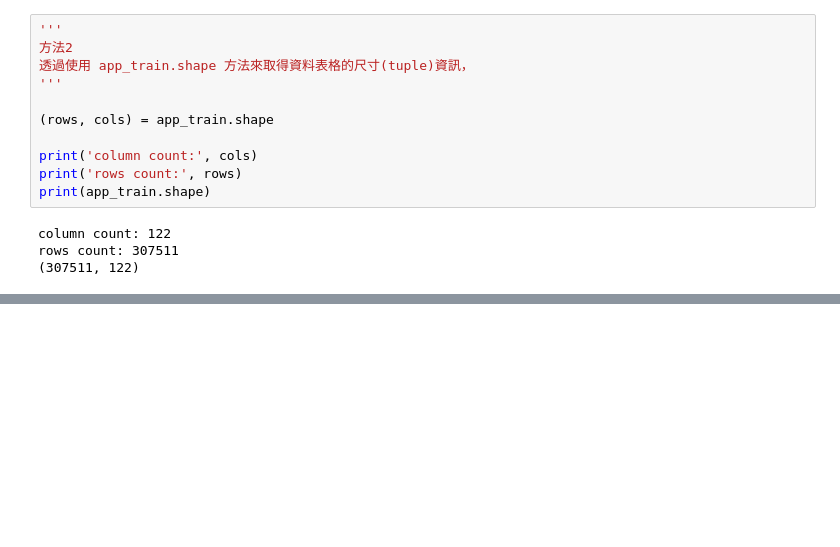
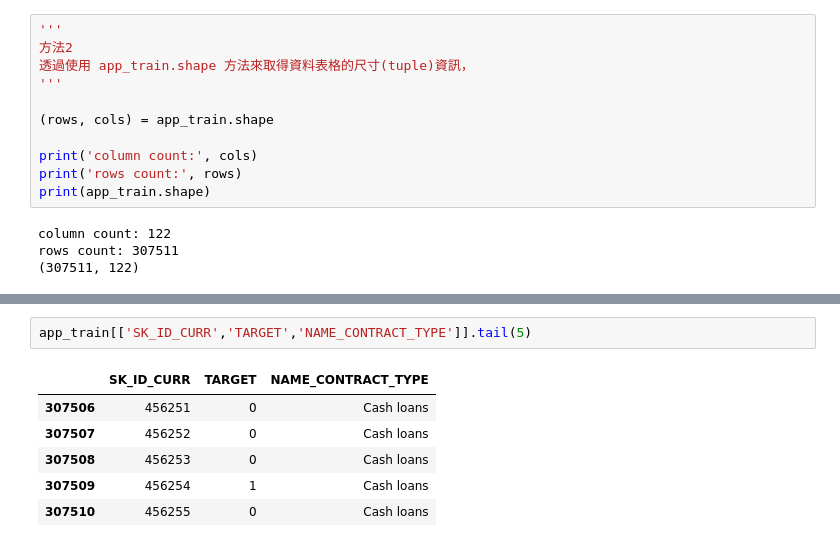
Before and after one commit to JasonKxx/2nd-ML100Days, a Jupyter notebook: homework/Day_002_HW.ipynb, the cells around one changed output, grey strips where cells are left out. Cells and saved outputs as stored; diff of their text form; blank space fills up the shorter version.

```diff
--- a/homework/Day_002_HW.ipynb
+++ b/homework/Day_002_HW.ipynb
@@ -118,0 +161,9 @@ app_train[4:20]
+# %%
+app_train[['SK_ID_CURR','TARGET','NAME_CONTRACT_TYPE']].tail(5)
+# %% [output]
+|  | SK_ID_CURR | TARGET | NAME_CONTRACT_TYPE |
+| 307506 | 456251 | 0 | Cash loans |
+| 307507 | 456252 | 0 | Cash loans |
+| 307508 | 456253 | 0 | Cash loans |
+| 307509 | 456254 | 1 | Cash loans |
+| 307510 | 456255 | 0 | Cash loans |
```
Also changed, not shown: parts of 4 cells of this notebook.
